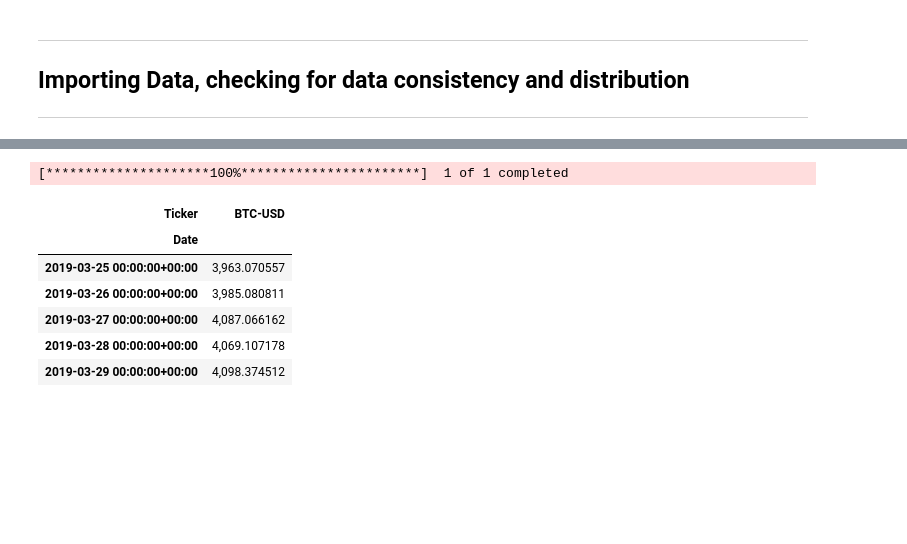
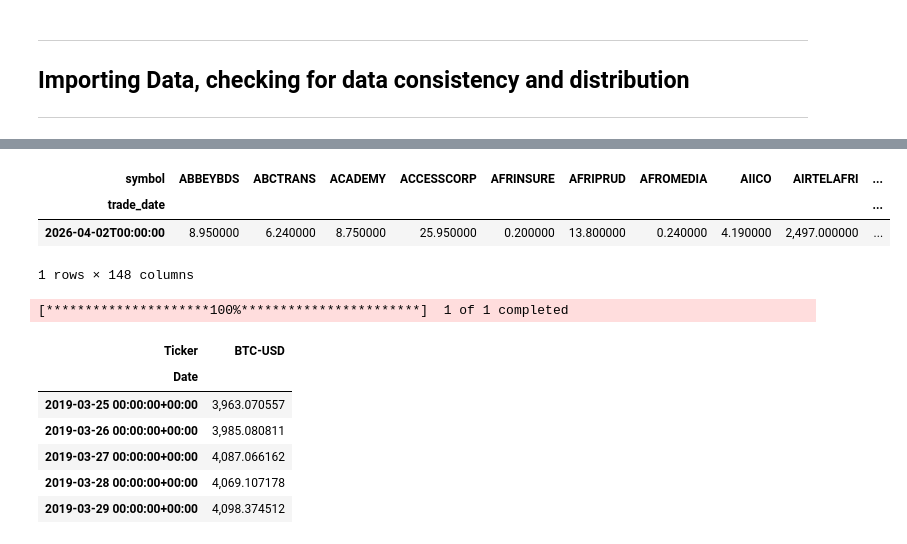
Before and after one commit to Sahdam/Nigerian-Financial-Risk-Intelligence-System, a Jupyter notebook: Nigerian_Financial_Risk_Intelligence_System.ipynb, the cells around one changed output, grey strips where cells are left out. Drawn from its saved outputs; the diff is of its cells as text; code cells hidden in the pictures; blank space fills up the shorter version.

```diff
--- a/Nigerian_Financial_Risk_Intelligence_System.ipynb
+++ b/Nigerian_Financial_Risk_Intelligence_System.ipynb
@@ -19,3 +47,11 @@ pd.options.display.float_format="{:,.6f}".format
+# %%
+df_data = df_stock.pivot_table(index='trade_date', columns='symbol', values='current_price')
+df_data.head(10)
+# %% [output]
+| symbol | ABBEYBDS | ABCTRANS | ACADEMY | ACCESSCORP | AFRINSURE | AFRIPRUD | AFROMEDIA | AIICO | AIRTELAFRI | ... |
+| trade_date |  |  |  |  |  |  |  |  |  | ... |
+| 2026-04-02T00:00:00 | 8.950000 | 6.240000 | 8.750000 | 25.950000 | 0.200000 | 13.800000 | 0.240000 | 4.190000 | 2,497.000000 | ... |
+1 rows × 148 columns
 # %%
 start = datetime.date(2019,3,25)
 end = datetime.date(2026,3,25)
```
Also changed, not shown: parts of 16 cells of this notebook.
